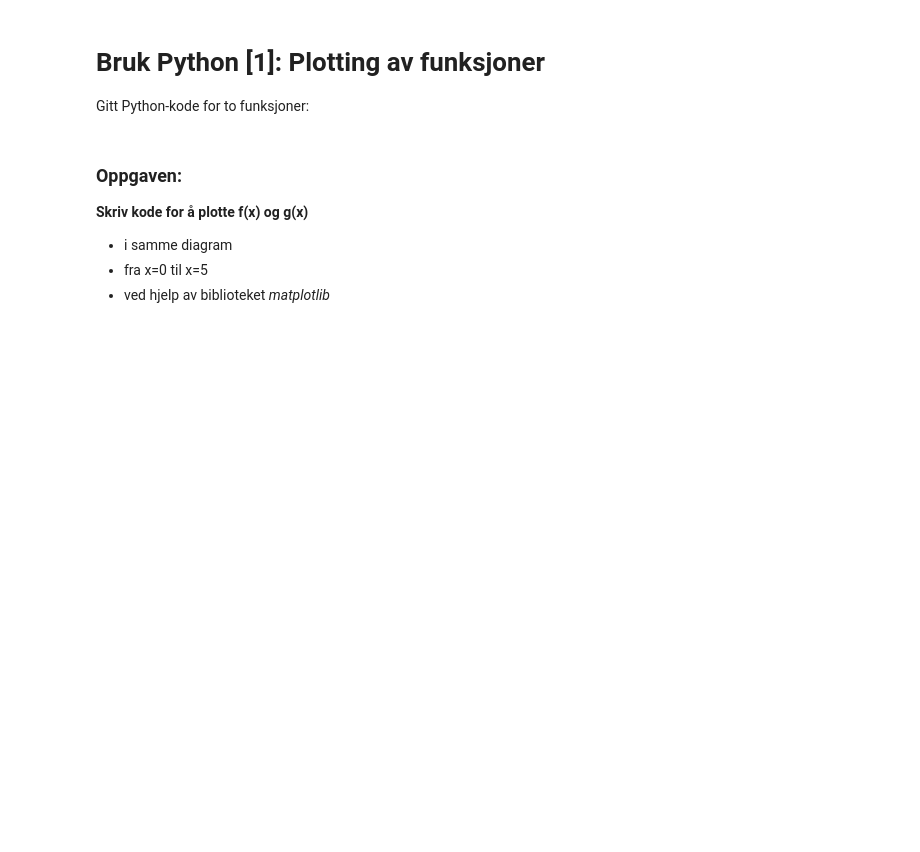
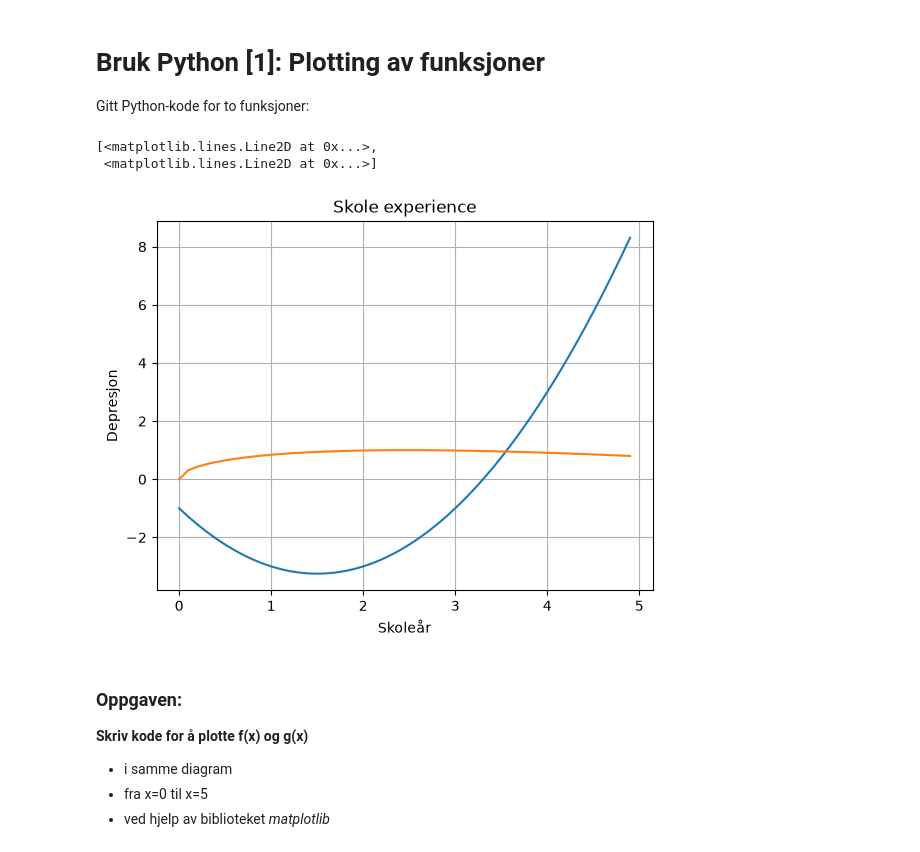
Before and after one commit to trymhc/TDT4110, a Jupyter notebook: Forelesninger/uke34/BP_01_plotting.ipynb, the cells around one changed output. Saved outputs shown, nothing was run; the diff lists cells and outputs as text; code cells hidden in the pictures; blank space fills up the shorter version.

```diff
--- a/Forelesninger/uke34/BP_01_plotting.ipynb
+++ b/Forelesninger/uke34/BP_01_plotting.ipynb
@@ -15,3 +7,28 @@ def g(x):
+# %%
+import matplotlib.pyplot as plt
+import numpy as np
+
+def f(x):
+    return x**2 - 3*x -1
+
+x = np.arange(0, 5, 0.1)
+y = f(x)
+
+def g(x):
+    return np.sin(np.sqrt(x))
+
+x2 = np.arange(0, 5, 0.1)
+y2 = g(x)
+
+plt.title('Skole experience')
+plt.grid(True)
+plt.xlabel('Skoleår')
+plt.ylabel('Depresjon')
+plt.plot(x, y, x2, y2)
+# %% [output]
+[<matplotlib.lines.Line2D at 0x...>,
+ <matplotlib.lines.Line2D at 0x...>]
+[figure, added]
 # %% [markdown]
 ### Oppgaven:
 
```
Also changed, not shown: parts of 9 cells of this notebook, 21 other files.
